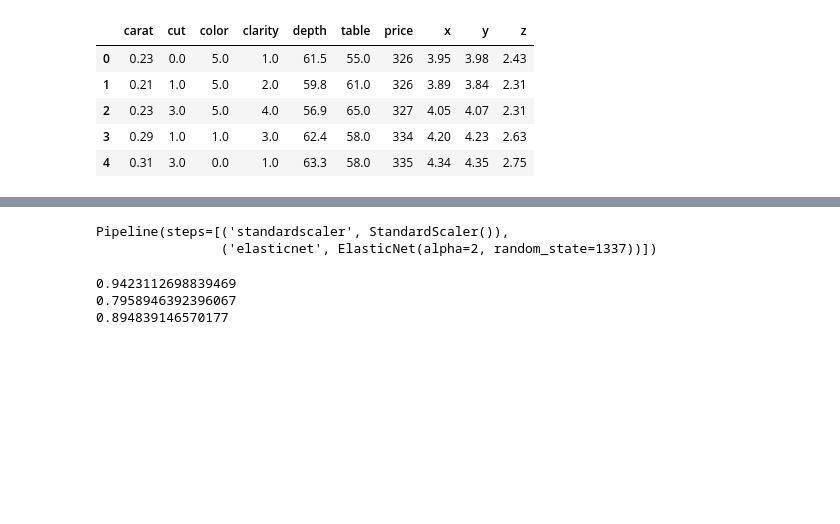
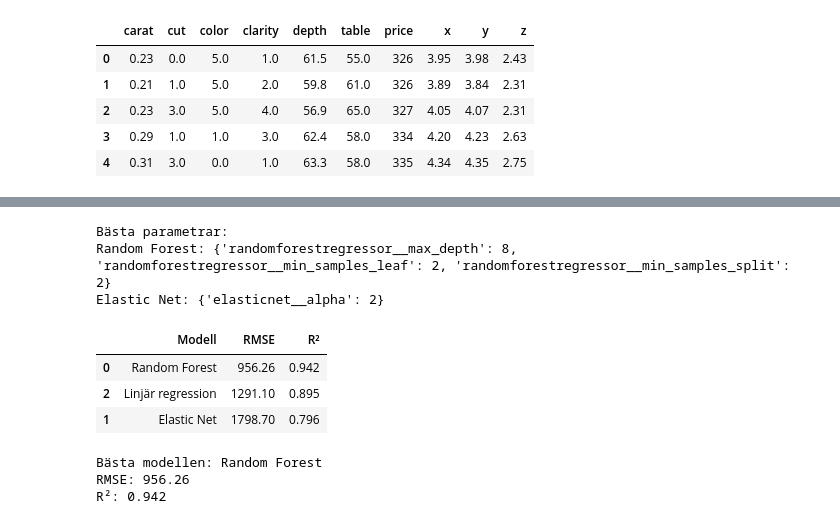
Before and after one commit to stuNero/ai_bok_ovn_uppgifter, a Jupyter notebook: kapitel/kap_3.ipynb, the cells around one changed output, grey strips where cells are left out. Cells and saved outputs as stored; diff of their text form; code cells hidden in the pictures; blank space fills up the shorter version.

```diff
--- a/kapitel/kap_3.ipynb
+++ b/kapitel/kap_3.ipynb
@@ -523,20 +584,11 @@ pd.DataFrame(forest_gs.cv_results_)
-# %%
-best_scores = [
-    {"name":"ElasticNet", "Score":elastic_gs.best_score_, "model":elastic_gs.best_estimator_},
-    {"name":"RandomForestRegressor", "Score":forest_gs.best_score_, "model":forest_gs.best_estimator_},
-    {"name":"LinearRegression", "Score":lin_cv["test_score"].min(), "model":lin_pipe},
-]
-best_score = best_scores[0]["Score"]
-for i in best_scores:
-    if i["Score"] < best_score:
-        best_score = i["Score"]
-best_model = None
-for i in best_scores:
-    if i["Score"] == best_score:
-        best_model = i["model"]
-# %% [output]
-Pipeline(steps=[('standardscaler', StandardScaler()),
-                ('elasticnet', ElasticNet(alpha=2, random_state=1337))])
+# %%
+print("Bästa parametrar:")
+print("Random Forest:", forest_gs.best_params_)
+print("Elastic Net:", elastic_gs.best_params_)
+# %% [output]
+Bästa parametrar:
+Random Forest: {'randomforestregressor__max_depth': 8, 'randomforestregressor__min_samples_leaf': 2, 'randomforestregressor__min_samples_split': 2}
+Elastic Net: {'elasticnet__alpha': 2}
 # %%
 forest_pred = forest_gs.best_estimator_.predict(X_test)
 elastic_pred = elastic_gs.best_estimator_.predict(X_test)
@@ -544,13 +596,37 @@ lin_pipe_pred = lin_pipe.predict(X_test)
 # %%
 forest_rmse = root_mean_squared_error(y_test, forest_pred)
 elastic_rmse = root_mean_squared_error(y_test, elastic_pred)
 lin_rmse = root_mean_squared_error(y_test, lin_pipe_pred)
 
+results = pd.DataFrame({
+    "Modell": ["Random Forest", "Elastic Net", "Linjär regression"],
+    "RMSE": [forest_rmse, elastic_rmse, lin_rmse],
+    "R²": [
+        r2_score(y_test, forest_pred),
+        r2_score(y_test, elastic_pred),
+        r2_score(y_test, lin_pipe_pred)
+    ]
+}).sort_values("RMSE")
 
-print(r2_score(y_test, forest_pred))
-print(r2_score(y_test, elastic_pred))
-print(r2_score(y_test, lin_pipe_pred))
+display(results.round({"RMSE": 2, "R²": 3}))
+
+models = {
+    "Random Forest": forest_gs.best_estimator_,
+    "Elastic Net": elastic_gs.best_estimator_,
+    "Linjär regression": lin_pipe
+}
+
+best_model_name = results.iloc[0]["Modell"]
+best_model = models[best_model_name]
+
+print(f"Bästa modellen: {best_model_name}")
+print(f"RMSE: {results.iloc[0]['RMSE']:.2f}")
+print(f"R²: {results.iloc[0]['R²']:.3f}")
 # %% [output]
+|  | Modell | RMSE | R² |
+| 0 | Random Forest | 956.26 | 0.942 |
+| 2 | Linjär regression | 1291.10 | 0.895 |
+| 1 | Elastic Net | 1798.70 | 0.796 |
-0.9423112698839469
-0.7958946392396067
-0.894839146570177
+Bästa modellen: Random Forest
+RMSE: 956.26
+R²: 0.942
```
Also changed, not shown: parts of 19 cells of this notebook.
